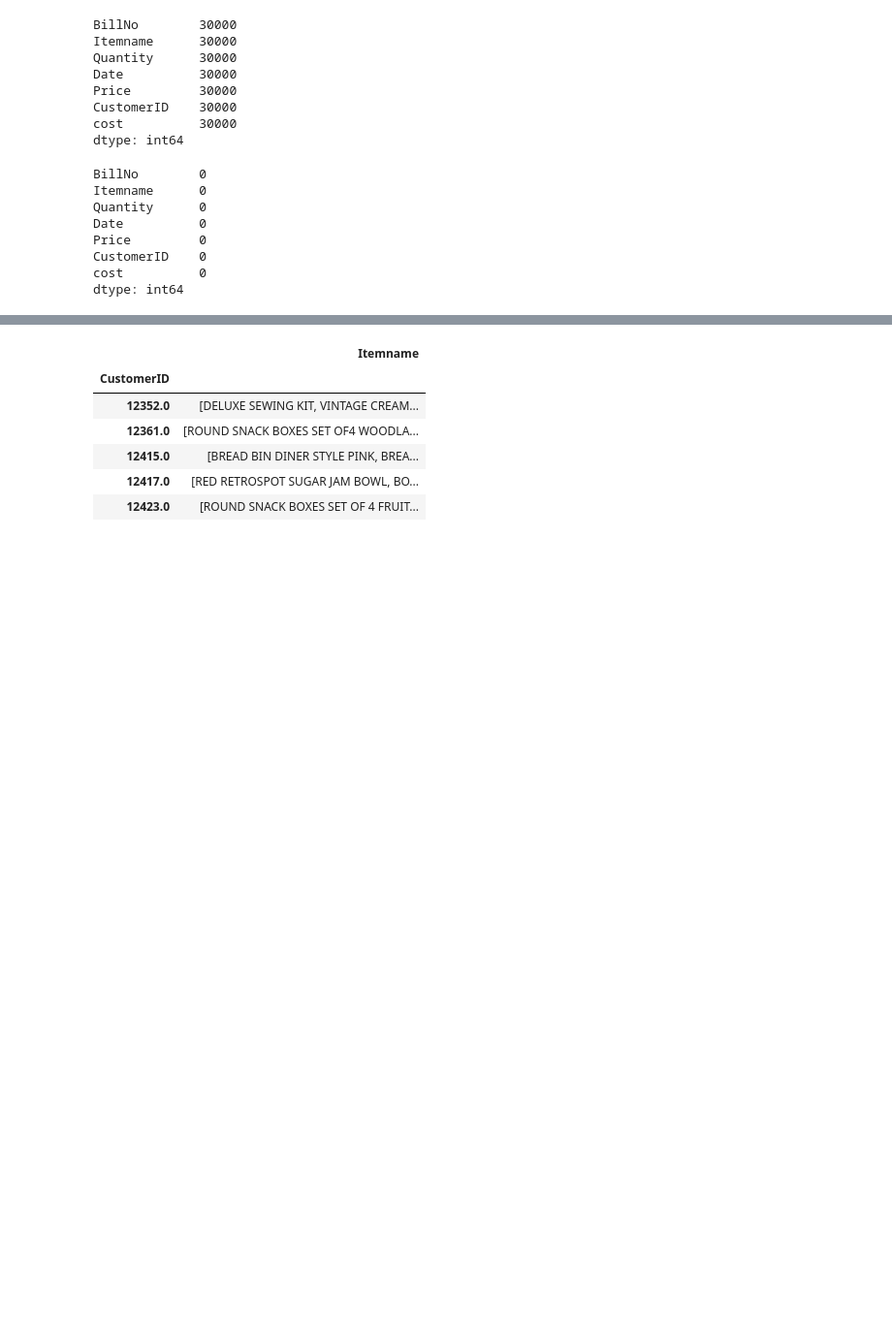
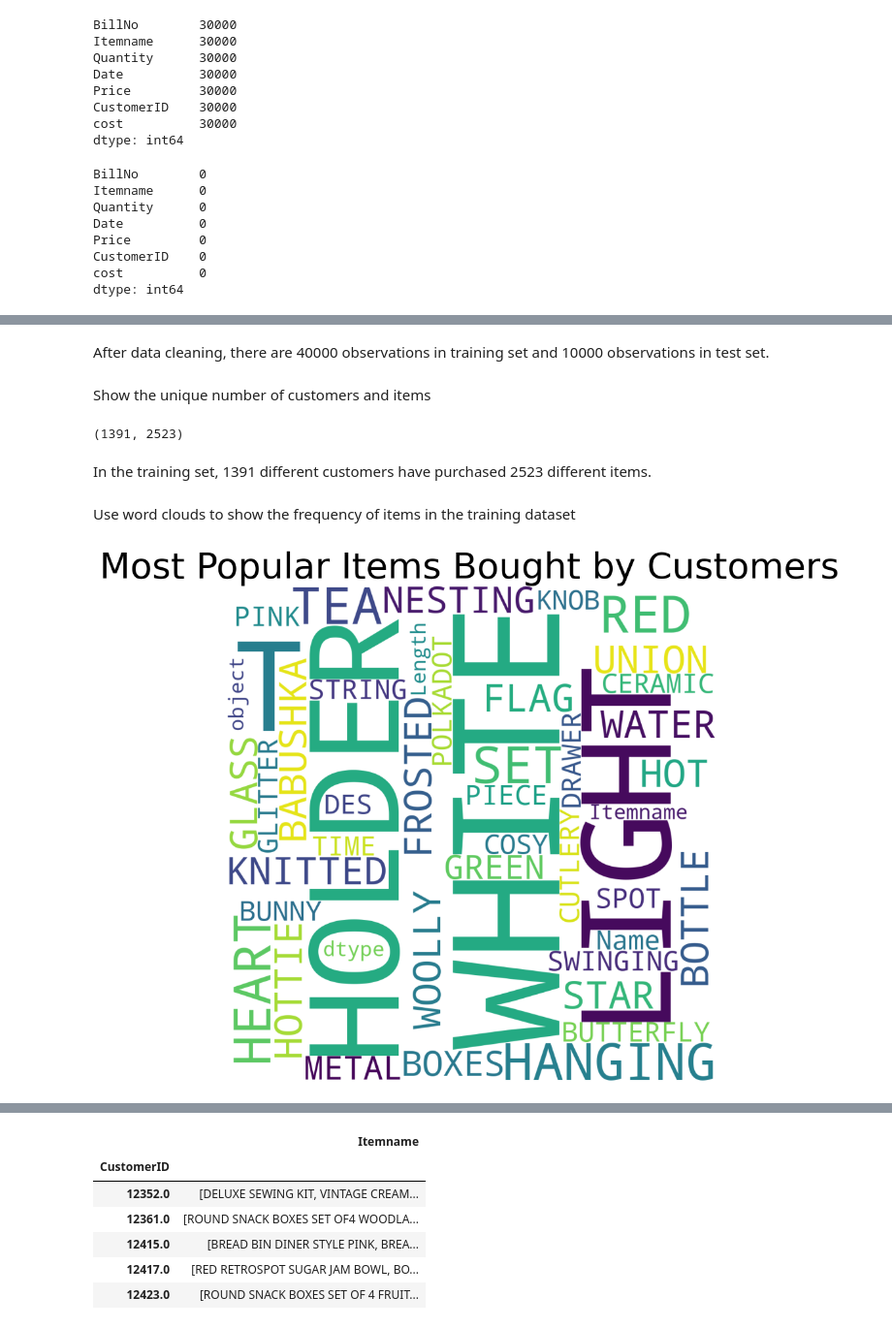
Before and after one commit to KaneZhao/Product_Recommendation, a Jupyter notebook: a1875043_assign2.ipynb, the cells around one changed output, grey strips where cells are left out. Shown at 97% size. Cells and saved outputs as stored; diff of their text form; code cells hidden in the pictures; blank space fills up the shorter version.

```diff
--- a/a1875043_assign2.ipynb
+++ b/a1875043_assign2.ipynb
@@ -90,0 +118,3 @@ Name: CustomerID, Length: 10000, dtype: int64
+# %%
+data_train['Itemname'] = data_train['Itemname'].str.strip()
+data_test['Itemname'] = data_test['Itemname'].str.strip()
@@ -114,3 +144,6 @@ Shape of data: (40000, 7)
+# %%
+data_train['CustomerID'] = data_train['CustomerID'].astype(str)
+data_train['BillNo'] = data_train['BillNo'].astype(str)
 # %%
 data_train.info()
 # %% [output]
@@ -255,10 +163,0 @@ mostsoldprod.head(10)
-# %%
-plt.rcParams['figure.figsize'] = (10, 10)
-top5 = mostsoldprod.loc[0:5,["Itemname", "Quantity"]].sort_values("Quantity", ascending = True)
-
-
-top5.plot(kind = "barh", x = "Itemname", align = "center")
-plt.ylabel('Products')
-plt.xlabel('Quantities Sold')
-plt.title('Most Quantities of Products Sold')
-plt.show()
@@ -308,0 +176,21 @@ One Hot Encoding
+# %% [markdown]
+After data cleaning, there are 40000 observations in training set and 10000 observations in test set.
+# %% [markdown]
+Show the unique number of customers and items
+# %%
+data_train["CustomerID"].nunique(), data_train["Itemname"].nunique()
+# %% [output]
+(1391, 2523)
+# %% [markdown]
+In the training set, 1391 different customers have purchased 2523 different items.
+# %% [markdown]
+Use word clouds to show the frequency of items in the training dataset
+# %%
+plt.rcParams['figure.figsize'] = (15, 10)
+wordcloud = WordCloud(background_color = 'white', width = 1200,  height = 1200, min_font_size = 3).generate(str(data_train['Itemname']))
+plt.imshow(wordcloud)
+plt.axis('off')
+plt.title('Most Popular Items Bought by Customers',fontsize = 40)
+plt.show()
+# %% [output]
+[figure, added]
```
Also changed, not shown: parts of 71 cells of this notebook.
